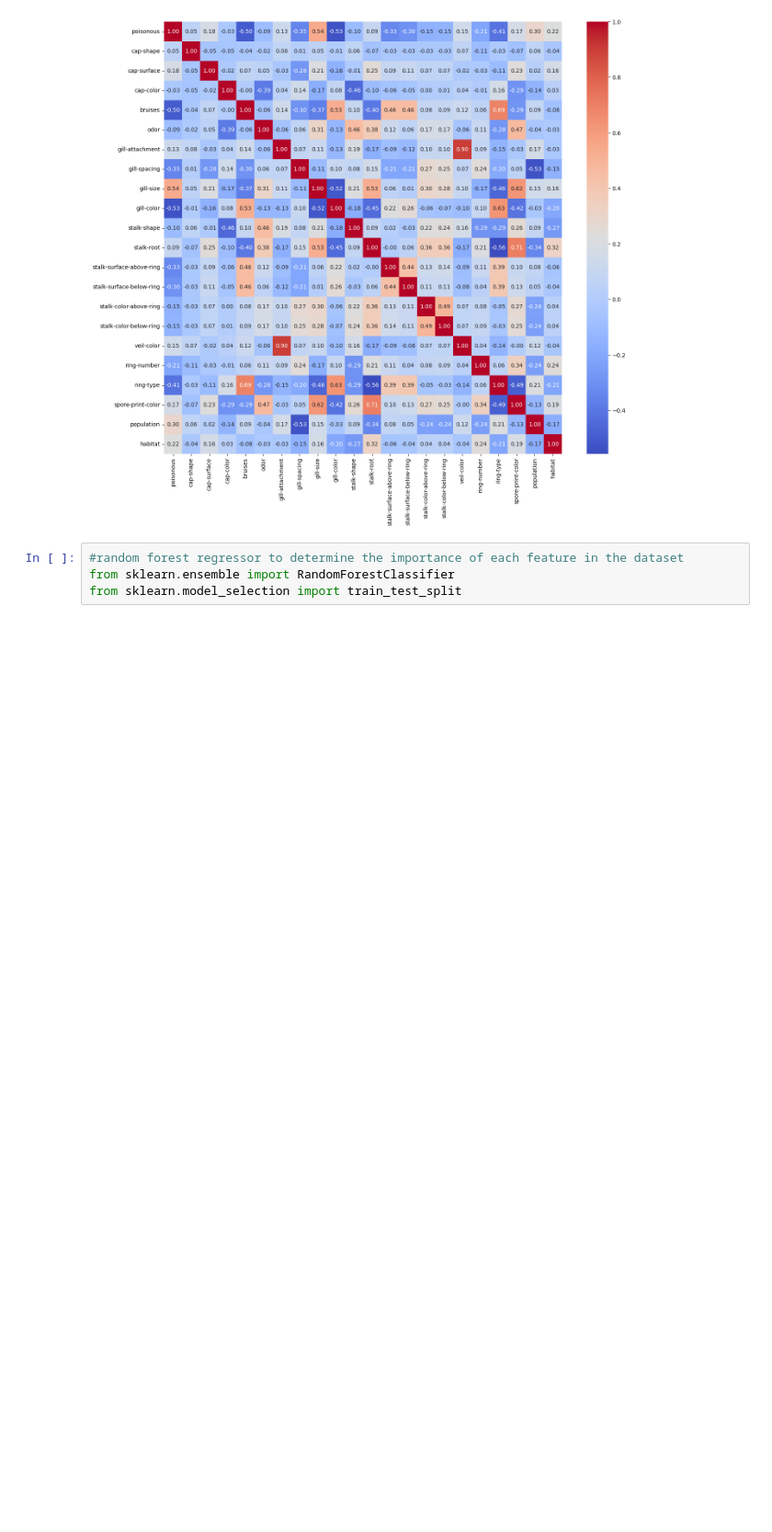
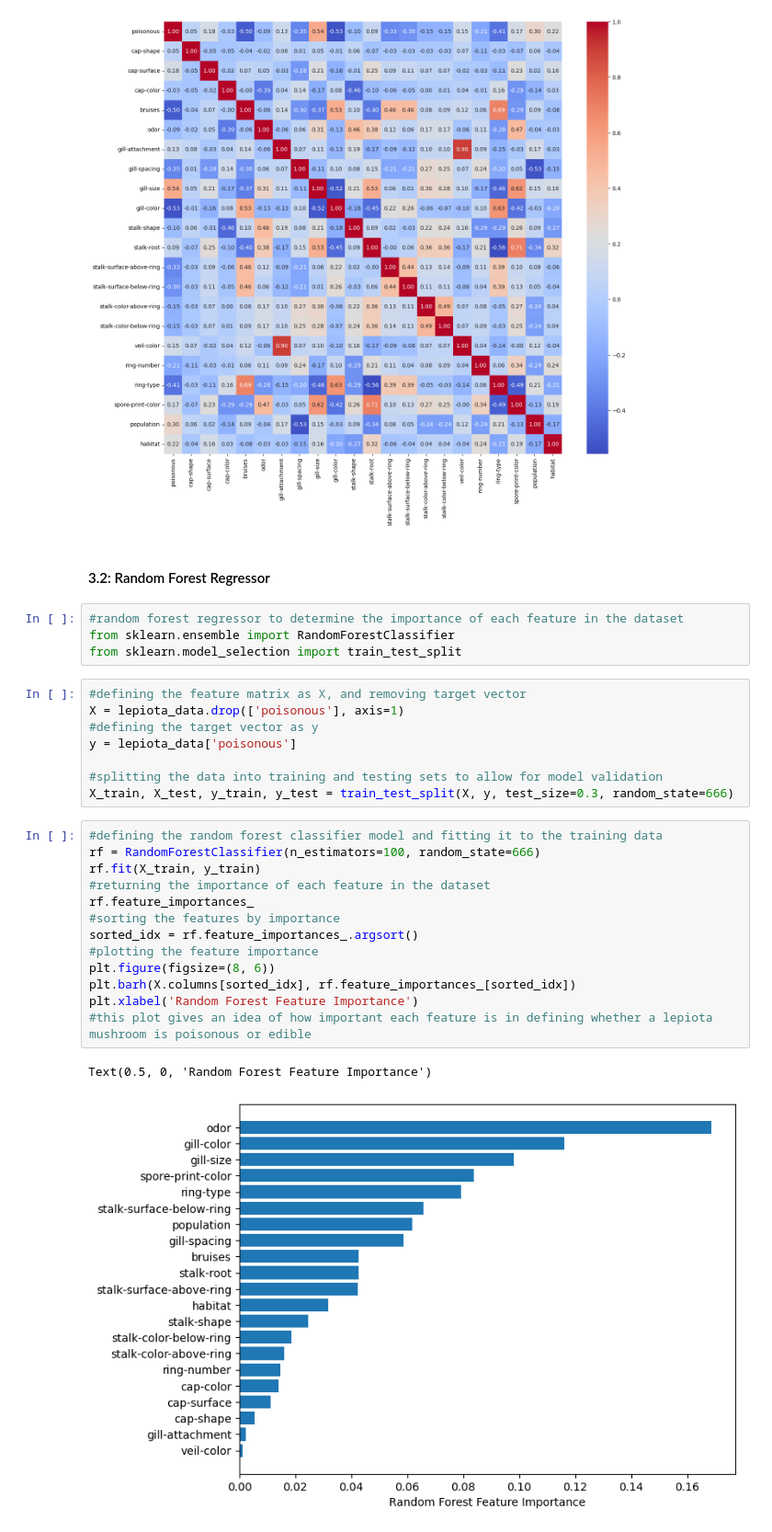
Before and after one commit to AntsyBee/Lepiota-Mushroom-Edibillity-Data-Analysis, a Jupyter notebook: src/Mushroom Data Science.ipynb, the cells around one changed output. Shown: that part at 92% size. Cells and saved outputs as stored; diff of their text form; blank space fills up the shorter version.

Commit message:
Finished implimentation of random forrest regressor model

```diff
--- a/src/Mushroom Data Science.ipynb
+++ b/src/Mushroom Data Science.ipynb
@@ -229,7 +230,33 @@ plt.yticks(rotation=0)
   Text(0, 20.5, 'population'),
   Text(0, 21.5, 'habitat')])
 [figure]
+# %% [markdown]
+#### 3.2: Random Forest Regressor
 # %%
 #random forest regressor to determine the importance of each feature in the dataset
 from sklearn.ensemble import RandomForestClassifier
 from sklearn.model_selection import train_test_split
+# %%
+#defining the feature matrix as X, and removing target vector
+X = lepiota_data.drop(['poisonous'], axis=1)
+#defining the target vector as y
+y = lepiota_data['poisonous']
+
+#splitting the data into training and testing sets to allow for model validation
+X_train, X_test, y_train, y_test = train_test_split(X, y, test_size=0.3, random_state=666)
+# %%
+#defining the random forest classifier model and fitting it to the training data
+rf = RandomForestClassifier(n_estimators=100, random_state=666)
+rf.fit(X_train, y_train)
+#returning the importance of each feature in the dataset
+rf.feature_importances_
+#sorting the features by importance
+sorted_idx = rf.feature_importances_.argsort()
+#plotting the feature importance
+plt.figure(figsize=(8, 6))
+plt.barh(X.columns[sorted_idx], rf.feature_importances_[sorted_idx])
+plt.xlabel('Random Forest Feature Importance')
+#this plot gives an idea of how important each feature is in defining whether a lepiota mushroom is poisonous or edible
+# %% [output]
+Text(0.5, 0, 'Random Forest Feature Importance')
+[figure, added]
```
Also changed, not shown: parts of 5 cells of this notebook.
